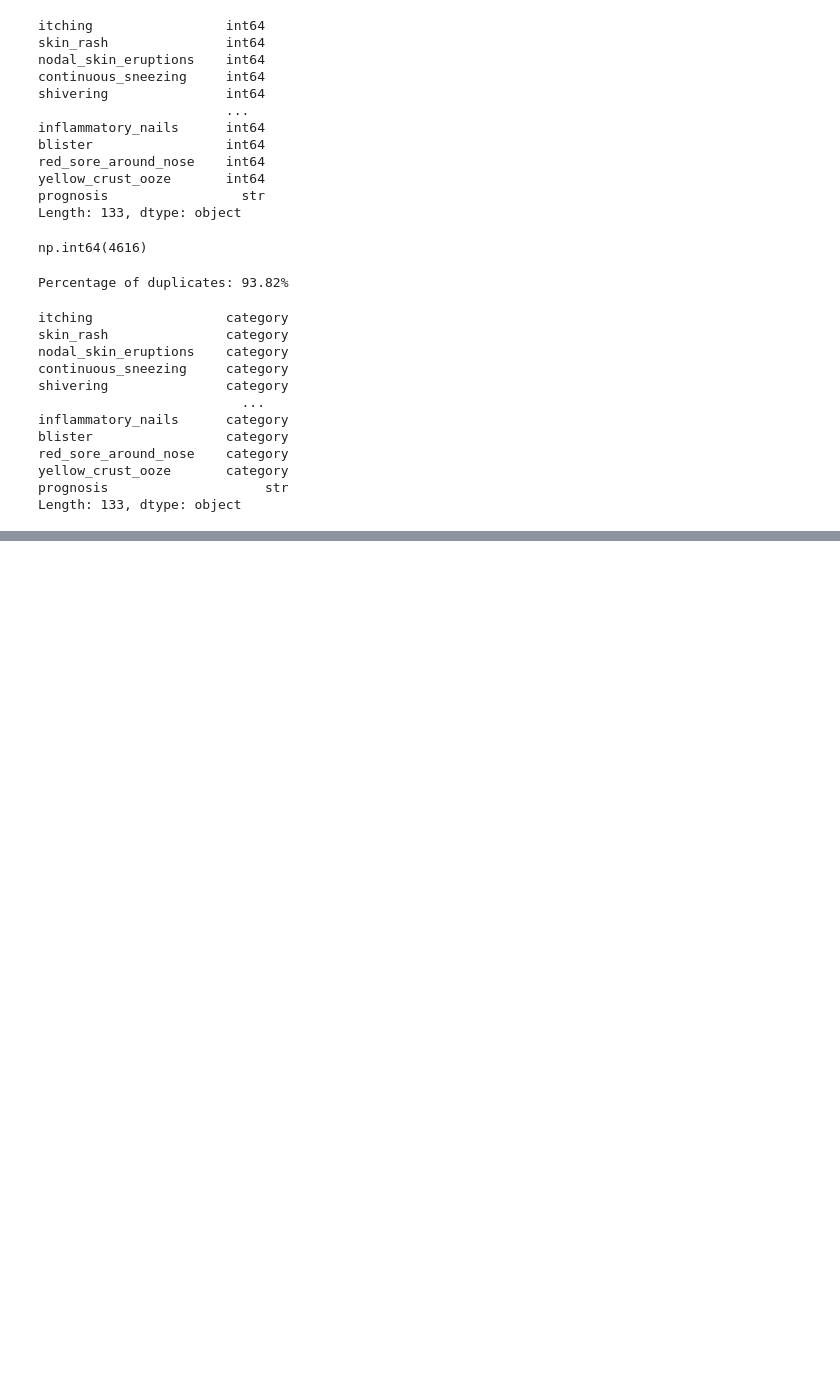
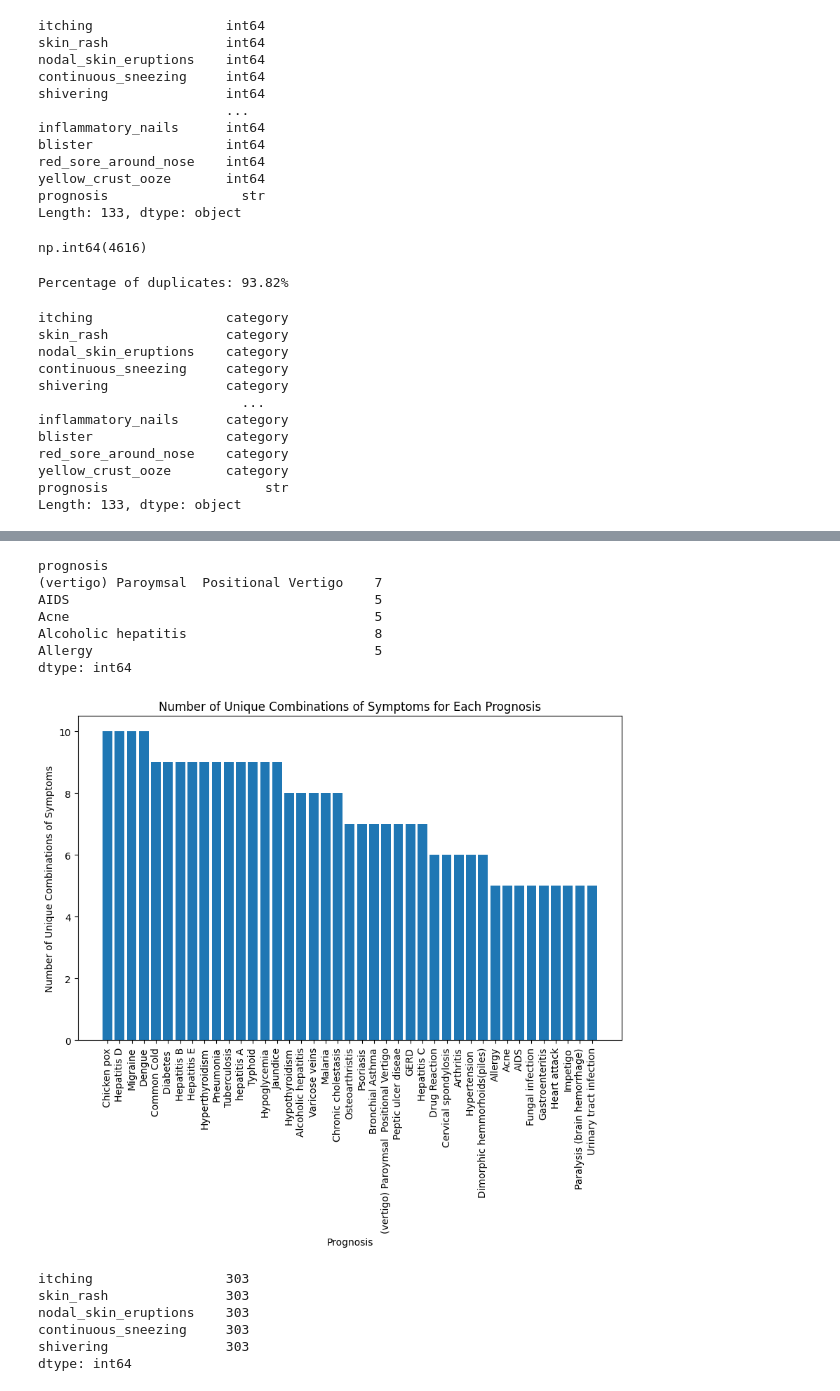
Before and after one commit to deeqa-s/Disease_Prediction_With_ML, a Jupyter notebook: experiments/EDA_deeqa.ipynb, the cells around one changed output, grey strips where cells are left out. Saved outputs shown, nothing was run; the diff lists cells and outputs as text; code cells hidden in the pictures; blank space fills up the shorter version.

```diff
--- a/experiments/EDA_deeqa.ipynb
+++ b/experiments/EDA_deeqa.ipynb
@@ -78,0 +99,37 @@ Length: 133, dtype: object
+# %%
+#are there unique combinations of symptoms that lead to a particular prognosis? group the data by the target variable and count the number of unique combinations of symptoms for each prognosis
+unique_combinations = training_data.groupby('prognosis').apply(lambda x: x.iloc[:, :-2].drop_duplicates().shape[0])
+print(unique_combinations.head())
+
+#sort the unique combinations by the number of unique combinations of symptoms for each prognosis
+unique_combinations = unique_combinations.sort_values(ascending=False)
+#plot the number of unique combinations of symptoms for each prognosis
+plt.figure(figsize=(10, 6))
+plt.bar(unique_combinations.index, unique_combinations.values)
+plt.xlabel('Prognosis')
+plt.ylabel('Number of Unique Combinations of Symptoms')
+plt.title('Number of Unique Combinations of Symptoms for Each Prognosis')
+plt.xticks(rotation=90)
+plt.show()
+# %% [output]
+prognosis
+(vertigo) Paroymsal  Positional Vertigo    7
+AIDS                                       5
+Acne                                       5
+Alcoholic hepatitis                        8
+Allergy                                    5
+dtype: int64
+[figure, added]
+# %%
+#are there any prognoses that share the same combinations of symptoms? group the data by the target variable and count the number of unique combinations of symptoms for each prognosis
+symptom_combinations = training_data.groupby('prognosis').apply(lambda x: x.iloc[:, :-2].drop_duplicates())
+#count the number of unique combinations of symptoms for each prognosis
+symptom_combinations_count = symptom_combinations.apply(lambda x: x.shape[0])
+print(symptom_combinations_count.head())
+# %% [output]
+itching                 303
+skin_rash               303
+nodal_skin_eruptions    303
+continuous_sneezing     303
+shivering               303
+dtype: int64
```
Also changed, not shown: parts of 5 cells of this notebook.
